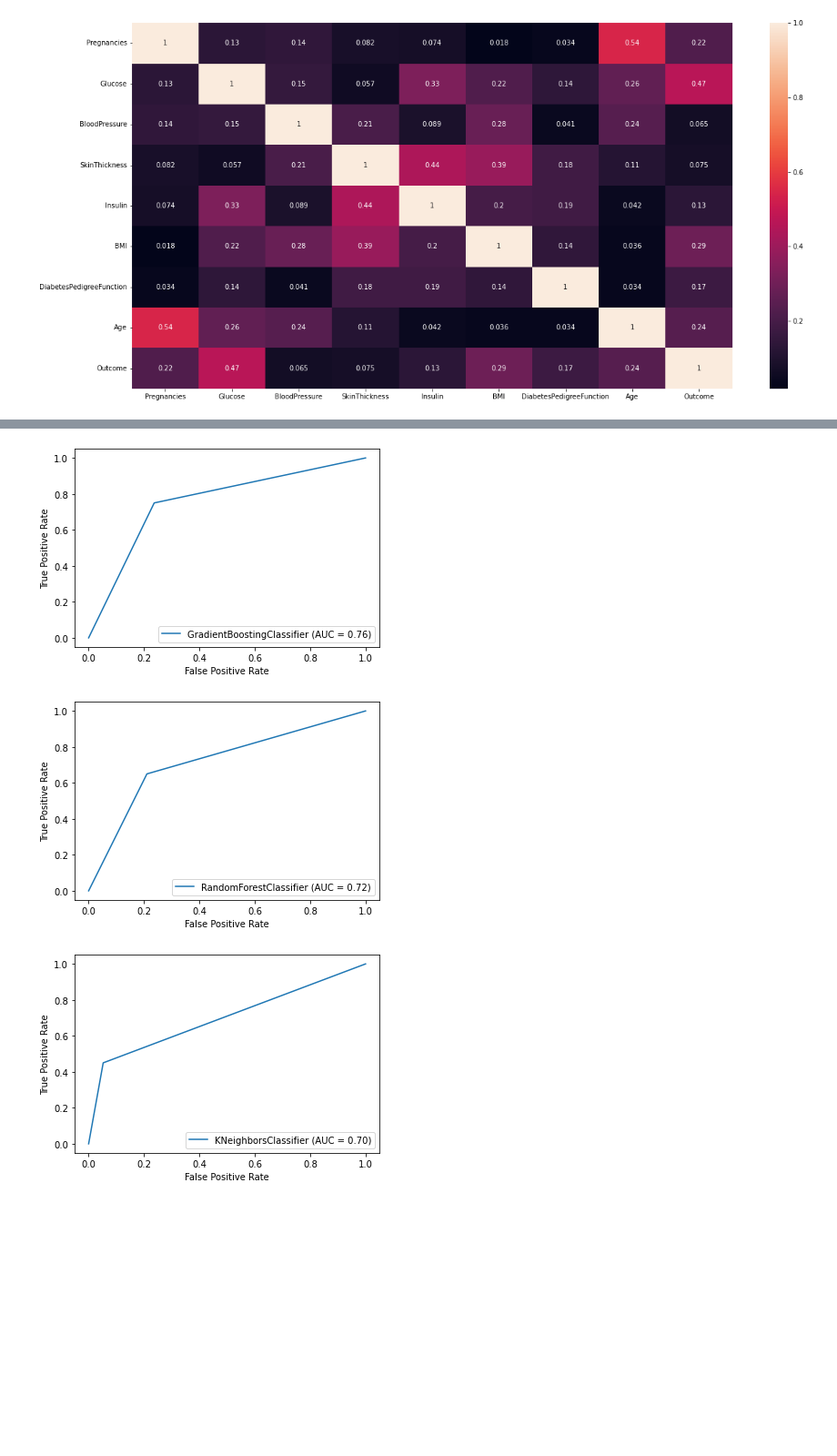
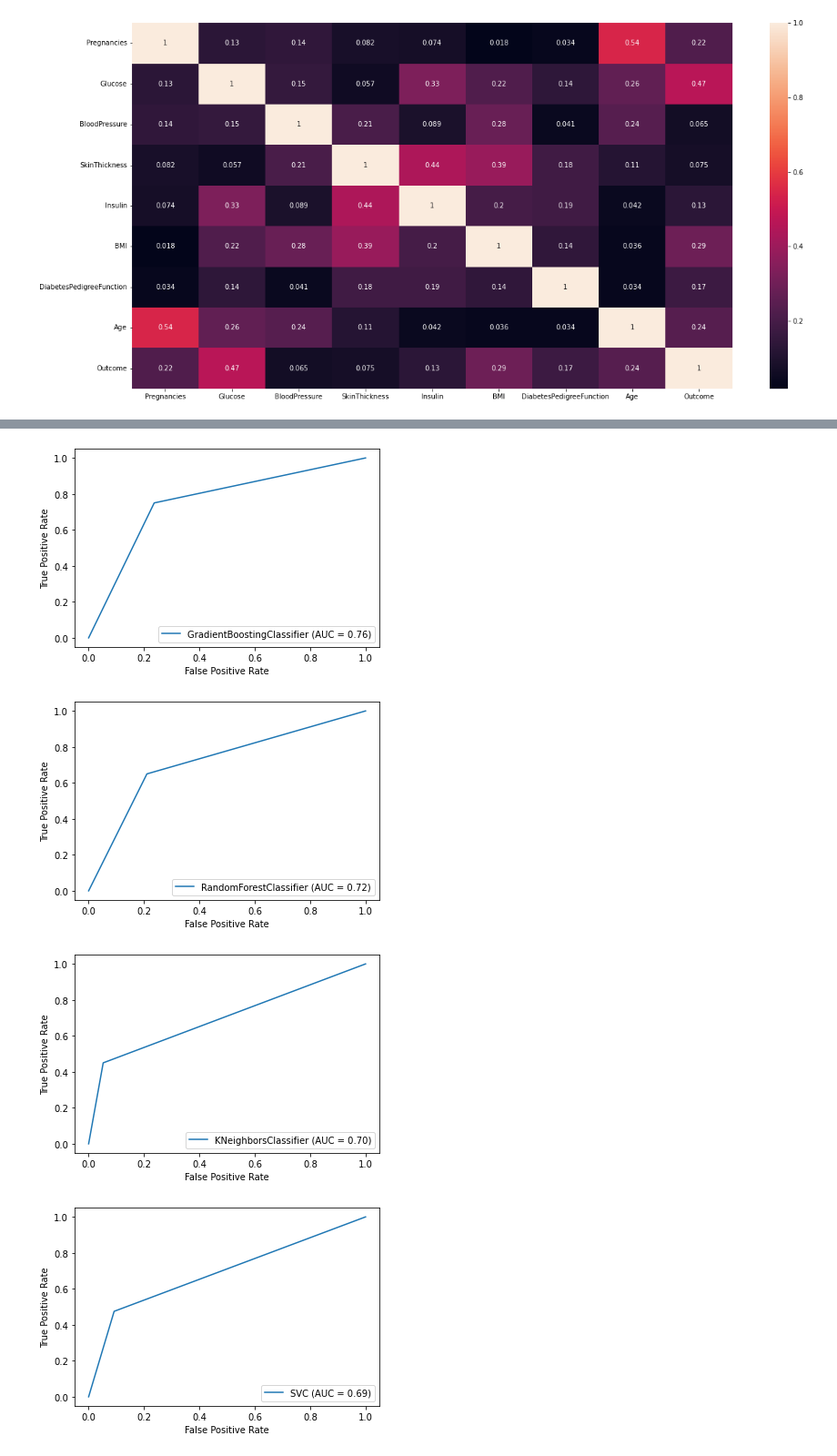
Before and after one commit to devksingh4/imsa-cs-ml, a Jupyter notebook: diabetes.ipynb, the cells around one changed output, grey strips where cells are left out. Shown at 91% size. Drawn from its saved outputs; the diff is of its cells as text; code cells hidden in the pictures; blank space fills up the shorter version.

```diff
--- a/diabetes.ipynb
+++ b/diabetes.ipynb
@@ -38,12 +38,14 @@ x_train, x_test, y_train, y_test = train_test_split(x, y, test_size=0.15, random
 from sklearn.ensemble import *
 from sklearn.neighbors import KNeighborsClassifier
 from sklearn.metrics import confusion_matrix, RocCurveDisplay, auc, roc_curve
+from sklearn.svm import SVC
 models = [
     tree.DecisionTreeClassifier(max_depth=4, criterion="entropy", random_state=42),
     AdaBoostClassifier(learning_rate=0.45, n_estimators=100, random_state=42),
     GradientBoostingClassifier(learning_rate=0.45, n_estimators=100, random_state=42),
     RandomForestClassifier(n_estimators=15, random_state=42),
     KNeighborsClassifier(n_neighbors=100),
+    SVC(kernel="poly")
 ]
 results = {}
 for clf in models:
@@ -79,10 +81,11 @@ weighted avg       0.78      0.78      0.76       116
 
 ==================================================
 [figure]
 [figure]
 [figure]
 [figure]
 [figure]
+[figure, added]
 # %%
 results
 # %% [output]
```
Also changed, not shown: parts of 2 cells of this notebook, 21 other files.
